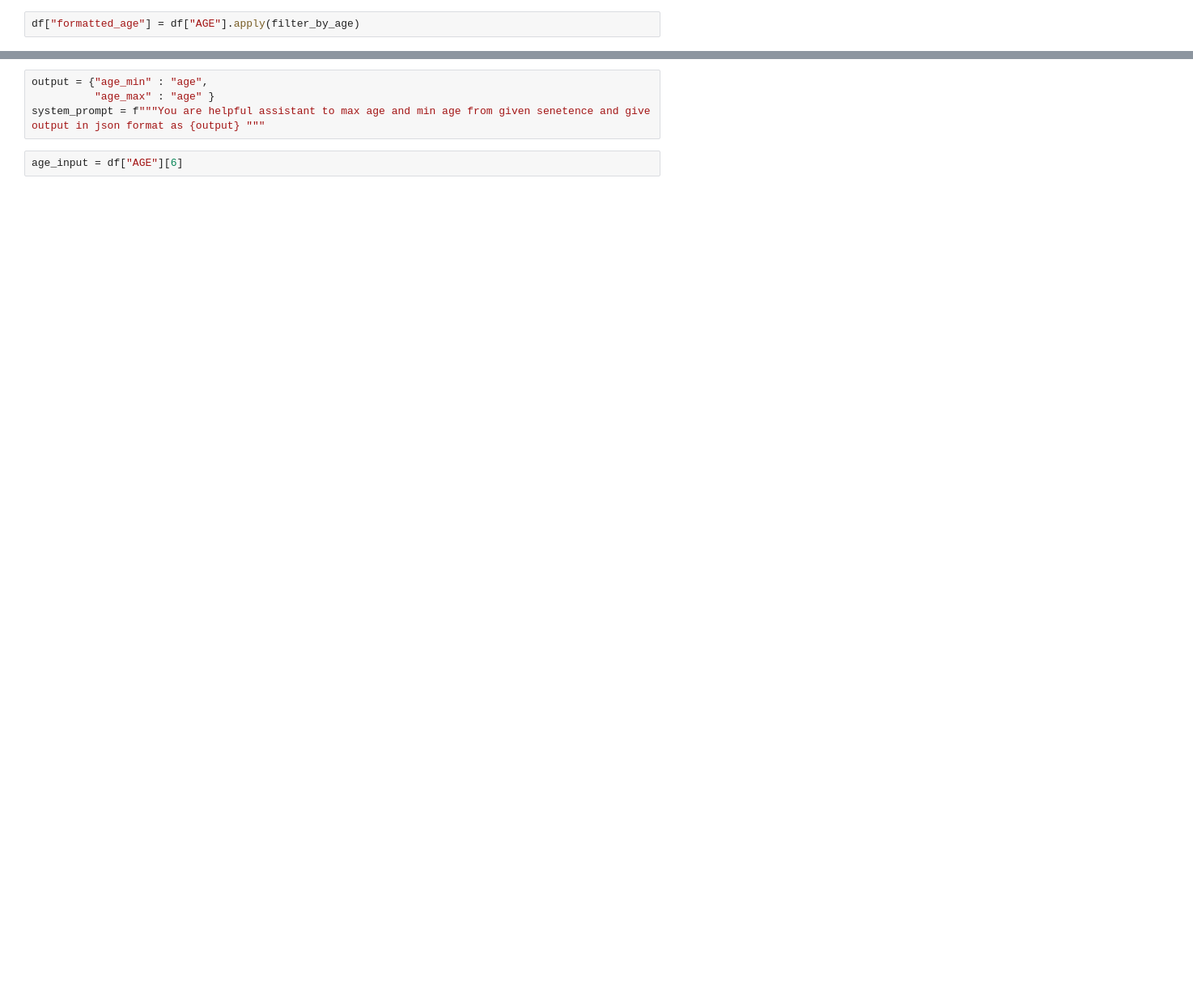
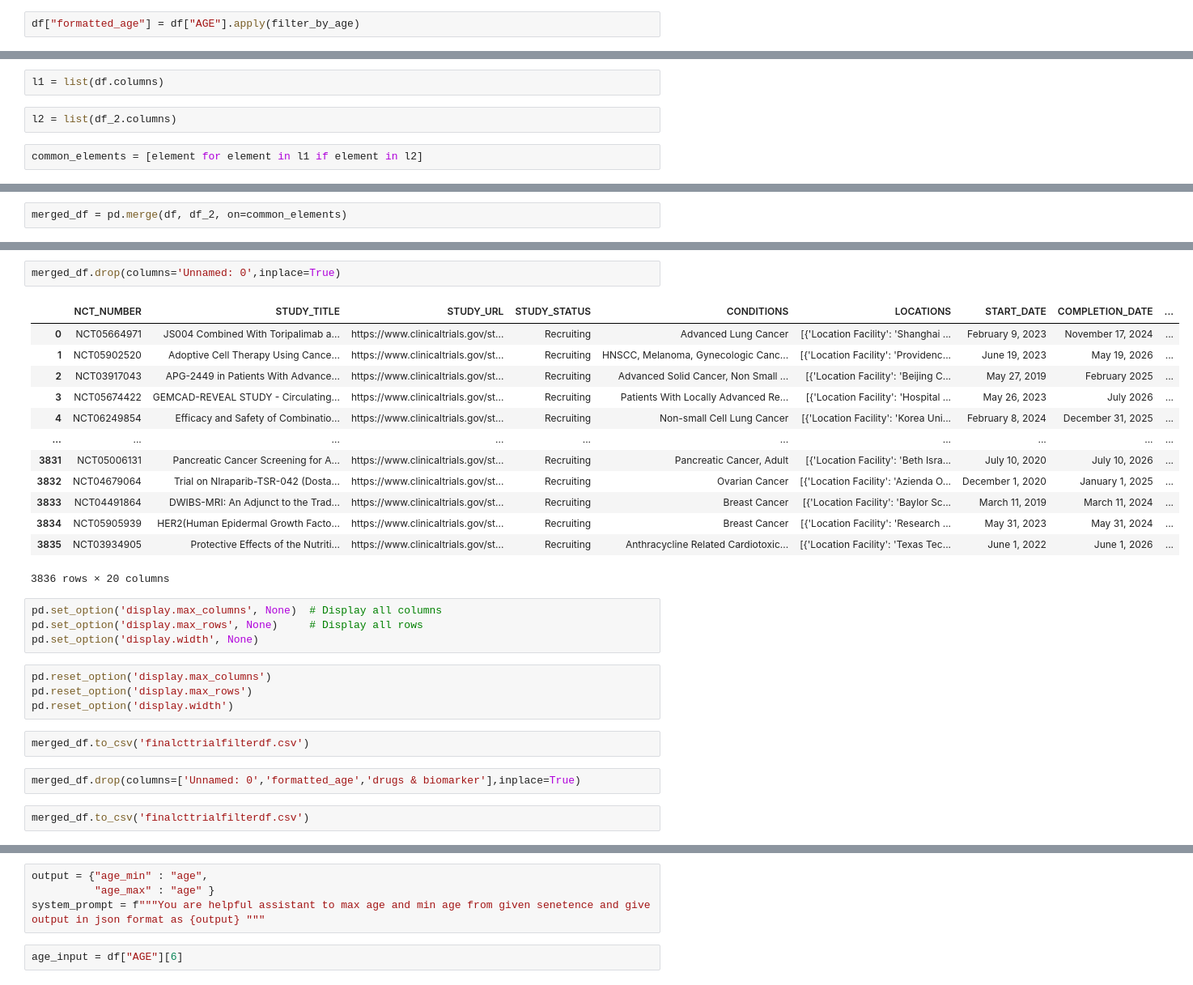
Before and after one commit to Hrishabh1881/test, a Jupyter notebook: Notebooks/clinicla.ipynb, the cells around one changed output, grey strips where cells are left out. Shown: that part at 81% size. Cells and saved outputs as stored; diff of their text form; blank space fills up the shorter version.

Commit message:
feature addition in dataframe

```diff
--- a/Notebooks/clinicla.ipynb
+++ b/Notebooks/clinicla.ipynb
@@ -316,0 +442,6 @@ df["formatted_age"] = df["AGE"].apply(filter_by_age)
+# %%
+l1 = list(df.columns)
+# %%
+l2 = list(df_2.columns)
+# %%
+common_elements = [element for element in l1 if element in l2]
@@ -316,0 +466,2 @@ df["formatted_age"] = df["AGE"].apply(filter_by_age)
+# %%
+merged_df = pd.merge(df, df_2, on=common_elements)
@@ -316,0 +484,30 @@ df["formatted_age"] = df["AGE"].apply(filter_by_age)
+# %%
+merged_df.drop(columns='Unnamed: 0',inplace=True)
+# %% [output]
+|  | NCT_NUMBER | STUDY_TITLE | STUDY_URL | STUDY_STATUS | CONDITIONS | LOCATIONS | START_DATE | COMPLETION_DATE | ... |
+| 0 | NCT05664971 | JS004 Combined With Toripalimab a... | https://www.clinicaltrials.gov/st... | Recruiting | Advanced Lung Cancer | [{'Location Facility': 'Shanghai ... | February 9, 2023 | November 17, 2024 | ... |
+| 1 | NCT05902520 | Adoptive Cell Therapy Using Cance... | https://www.clinicaltrials.gov/st... | Recruiting | HNSCC, Melanoma, Gynecologic Canc... | [{'Location Facility': 'Providenc... | June 19, 2023 | May 19, 2026 | ... |
+| 2 | NCT03917043 | APG-2449 in Patients With Advance... | https://www.clinicaltrials.gov/st... | Recruiting | Advanced Solid Cancer, Non Small ... | [{'Location Facility': 'Beijing C... | May 27, 2019 | February 2025 | ... |
+| 3 | NCT05674422 | GEMCAD-REVEAL STUDY - Circulating... | https://www.clinicaltrials.gov/st... | Recruiting | Patients With Locally Advanced Re... | [{'Location Facility': 'Hospital ... | May 26, 2023 | July 2026 | ... |
+| 4 | NCT06249854 | Efficacy and Safety of Combinatio... | https://www.clinicaltrials.gov/st... | Recruiting | Non-small Cell Lung Cancer | [{'Location Facility': 'Korea Uni... | February 8, 2024 | December 31, 2025 | ... |
+| ... | ... | ... | ... | ... | ... | ... | ... | ... | ... |
+| 3831 | NCT05006131 | Pancreatic Cancer Screening for A... | https://www.clinicaltrials.gov/st... | Recruiting | Pancreatic Cancer, Adult | [{'Location Facility': 'Beth Isra... | July 10, 2020 | July 10, 2026 | ... |
+| 3832 | NCT04679064 | Trial on NIraparib-TSR-042 (Dosta... | https://www.clinicaltrials.gov/st... | Recruiting | Ovarian Cancer | [{'Location Facility': 'Azienda O... | December 1, 2020 | January 1, 2025 | ... |
+| 3833 | NCT04491864 | DWIBS-MRI: An Adjunct to the Trad... | https://www.clinicaltrials.gov/st... | Recruiting | Breast Cancer | [{'Location Facility': 'Baylor Sc... | March 11, 2019 | March 11, 2024 | ... |
+| 3834 | NCT05905939 | HER2(Human Epidermal Growth Facto... | https://www.clinicaltrials.gov/st... | Recruiting | Breast Cancer | [{'Location Facility': 'Research ... | May 31, 2023 | May 31, 2024 | ... |
+| 3835 | NCT03934905 | Protective Effects of the Nutriti... | https://www.clinicaltrials.gov/st... | Recruiting | Anthracycline Related Cardiotoxic... | [{'Location Facility': 'Texas Tec... | June 1, 2022 | June 1, 2026 | ... |
+3836 rows × 20 columns
+# %%
+pd.set_option('display.max_columns', None)  # Display all columns
+pd.set_option('display.max_rows', None)     # Display all rows
+pd.set_option('display.width', None)
+# %%
+pd.reset_option('display.max_columns')
+pd.reset_option('display.max_rows')
+pd.reset_option('display.width')
+# %%
+merged_df.to_csv('finalcttrialfilterdf.csv')
+# %%
+merged_df.drop(columns=['Unnamed: 0','formatted_age','drugs & biomarker'],inplace=True)
+# %%
+merged_df.to_csv('finalcttrialfilterdf.csv')
```
Also changed, not shown: parts of 20 cells of this notebook, 1 other file.
